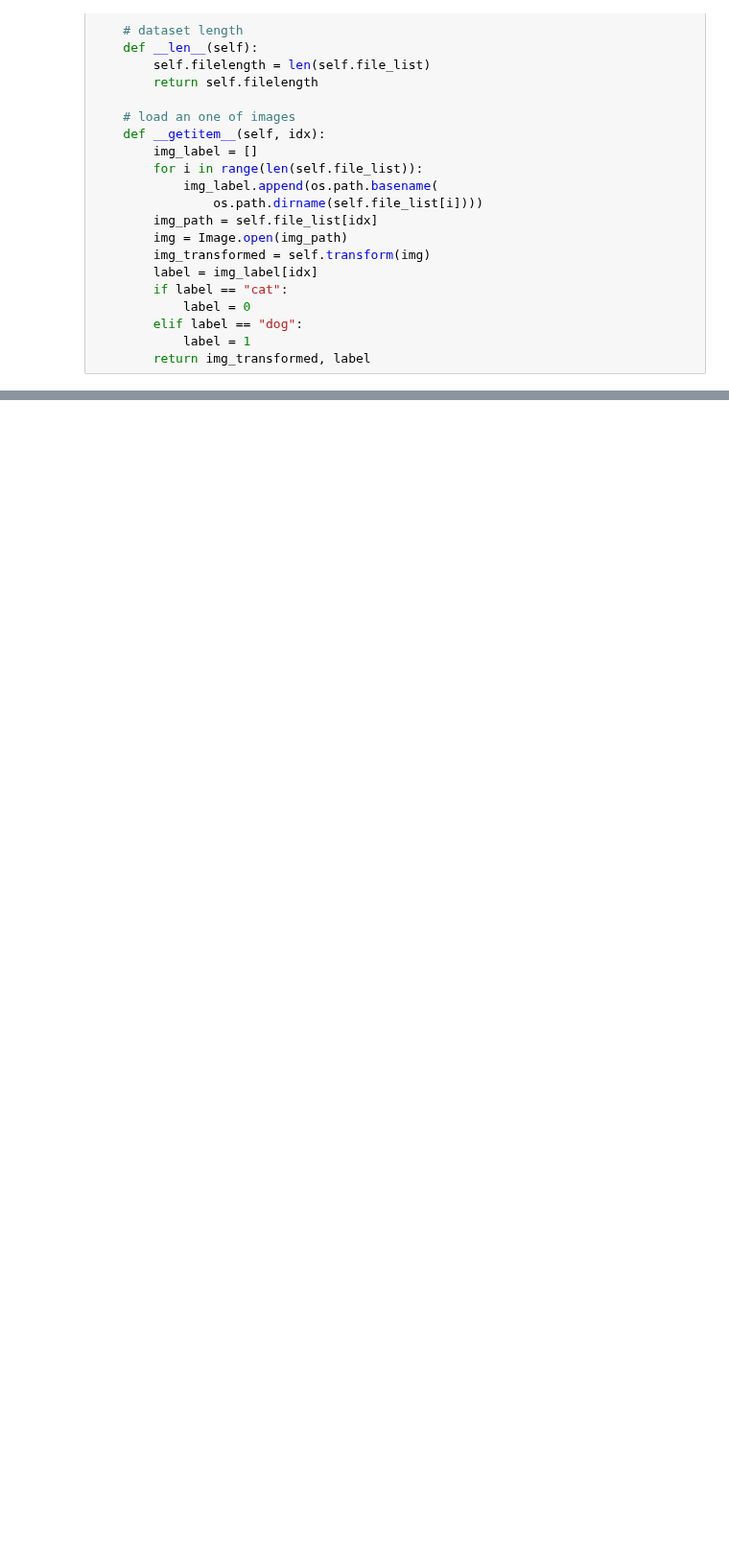
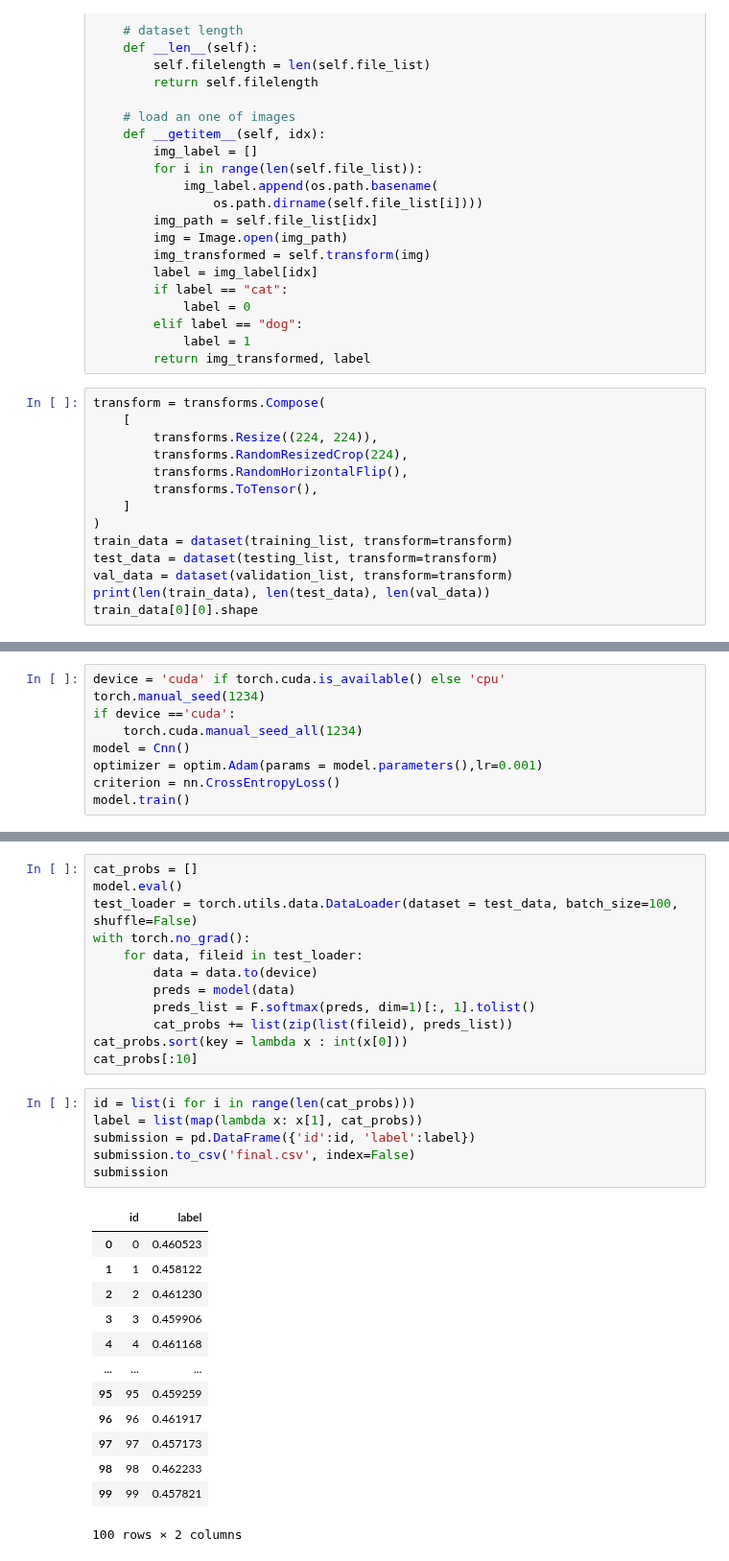
Before and after one commit to itsecd/python, a Jupyter notebook: Lab5/main.ipynb, the cells around one changed output, grey strips where cells are left out. Shown at 96% size. Saved outputs shown, nothing was run; the diff lists cells and outputs as text; blank space fills up the shorter version.

```diff
--- a/Lab5/main.ipynb
+++ b/Lab5/main.ipynb
@@ -74,3 +76,17 @@ class dataset(torch.utils.data.Dataset):
         elif label == "dog":
             label = 1
         return img_transformed, label
+# %%
+transform = transforms.Compose(
+    [
+        transforms.Resize((224, 224)),
+        transforms.RandomResizedCrop(224),
+        transforms.RandomHorizontalFlip(),
+        transforms.ToTensor(),
+    ]
+)
+train_data = dataset(training_list, transform=transform)
+test_data = dataset(testing_list, transform=transform)
+val_data = dataset(validation_list, transform=transform)
+print(len(train_data), len(test_data), len(val_data))
+train_data[0][0].shape
@@ -76,0 +137,9 @@ class dataset(torch.utils.data.Dataset):
+# %%
+device = 'cuda' if torch.cuda.is_available() else 'cpu'
+torch.manual_seed(1234)
+if device =='cuda':
+    torch.cuda.manual_seed_all(1234)
+model = Cnn()
+optimizer = optim.Adam(params = model.parameters(),lr=0.001)
+criterion = nn.CrossEntropyLoss()
+model.train()
@@ -76,0 +177,32 @@ class dataset(torch.utils.data.Dataset):
+# %%
+cat_probs = []
+model.eval()
+test_loader = torch.utils.data.DataLoader(dataset = test_data, batch_size=100, shuffle=False)
+with torch.no_grad():
+    for data, fileid in test_loader:
+        data = data.to(device)
+        preds = model(data)
+        preds_list = F.softmax(preds, dim=1)[:, 1].tolist()
+        cat_probs += list(zip(list(fileid), preds_list))
+cat_probs.sort(key = lambda x : int(x[0]))
+cat_probs[:10]
+# %%
+id = list(i for i in range(len(cat_probs)))
+label = list(map(lambda x: x[1], cat_probs))
+submission = pd.DataFrame({'id':id, 'label':label})
+submission.to_csv('final.csv', index=False)
+submission
+# %% [output]
+|  | id | label |
+| 0 | 0 | 0.460523 |
+| 1 | 1 | 0.458122 |
+| 2 | 2 | 0.461230 |
+| 3 | 3 | 0.459906 |
+| 4 | 4 | 0.461168 |
+| ... | ... | ... |
+| 95 | 95 | 0.459259 |
+| 96 | 96 | 0.461917 |
+| 97 | 97 | 0.457173 |
+| 98 | 98 | 0.462233 |
+| 99 | 99 | 0.457821 |
+100 rows × 2 columns
```
Also changed, not shown: parts of 10 cells of this notebook, 1 other file.
